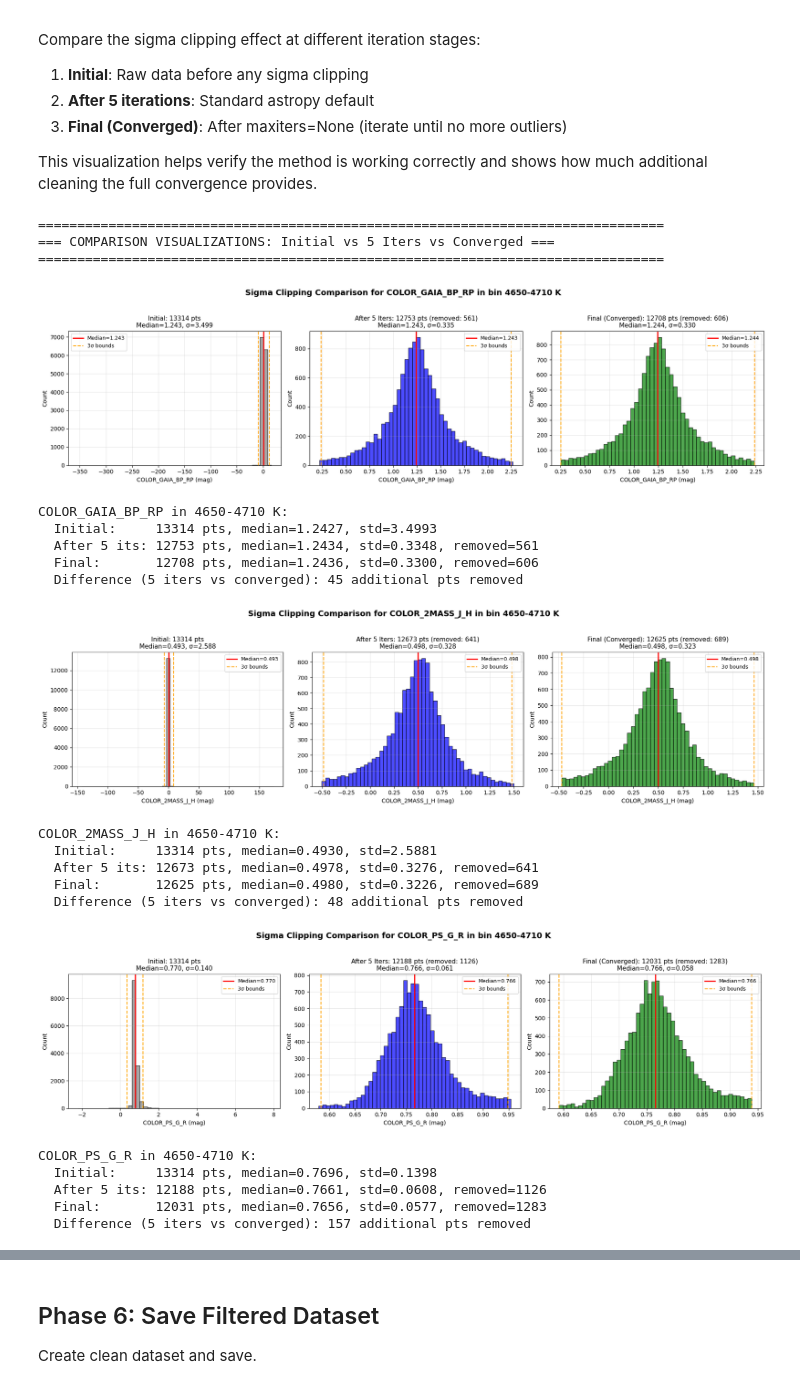
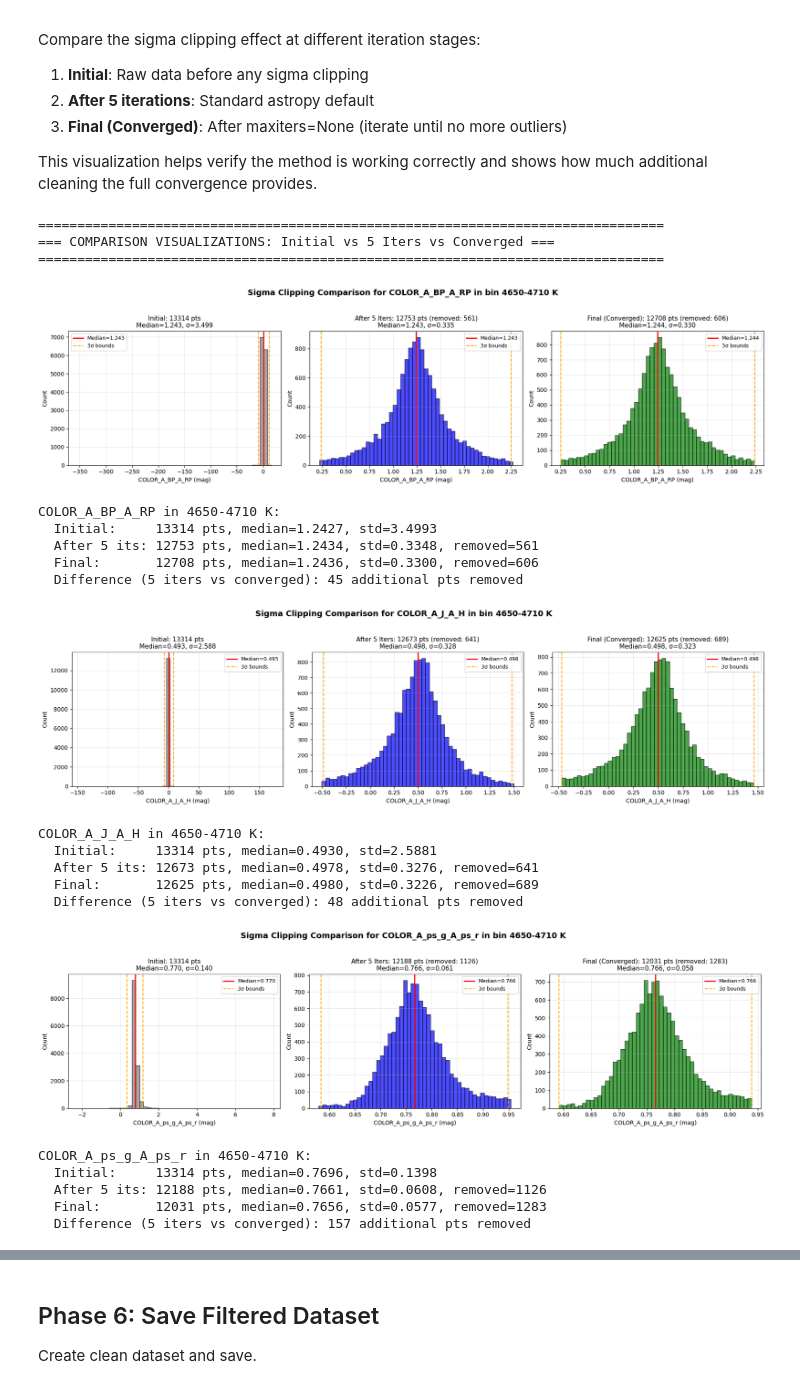
Before and after one commit to BrightonLiu-zZ/cool-dwarf_stellar_parameter_inference_from_survey_data, a Jupyter notebook: notebooks/outlier_filtering_K.ipynb, the cells around one changed output, grey strips where cells are left out. Drawn from its saved outputs; the diff is of its cells as text; code cells hidden in the pictures.

```diff
--- a/notebooks/outlier_filtering_K.ipynb
+++ b/notebooks/outlier_filtering_K.ipynb
@@ -500,39 +450,39 @@ def compare_clipping_iterations(df, color_name, bin_name):
     print(f"  Final:       {len(values_final):5d} pts, median={median_final:.4f}, std={std_final:.4f}, removed={removed_final}")
     print(f"  Difference (5 iters vs converged): {removed_final - removed_5} additional pts removed")
 
 # Show comparison for representative colors and bins
 print("=" * 80)
 print("=== COMPARISON VISUALIZATIONS: Initial vs 5 Iters vs Converged ===")
 print("=" * 80)
 
 # Get middle bin for representative comparison
 teff_bins_available = sorted(df['teff_bin'].dropna().unique())
 middle_bin_idx = len(teff_bins_available) // 2
 representative_bin = teff_bins_available[middle_bin_idx]
 
 # Show comparisons for a few representative colors
-representative_colors = ['COLOR_GAIA_BP_RP', 'COLOR_2MASS_J_H', 'COLOR_PS_G_R']
+representative_colors = ['COLOR_A_BP_A_RP', 'COLOR_A_J_A_H', 'COLOR_A_ps_g_A_ps_r']
 for color in representative_colors:
     if color in color_combinations:
         compare_clipping_iterations(df, color, representative_bin)
 # %% [output]
 ================================================================================
 === COMPARISON VISUALIZATIONS: Initial vs 5 Iters vs Converged ===
 ================================================================================
 [figure]
-COLOR_GAIA_BP_RP in 4650-4710 K:
+COLOR_A_BP_A_RP in 4650-4710 K:
   Initial:     13314 pts, median=1.2427, std=3.4993
   After 5 its: 12753 pts, median=1.2434, std=0.3348, removed=561
   Final:       12708 pts, median=1.2436, std=0.3300, removed=606
   Difference (5 iters vs converged): 45 additional pts removed
-[figure, old version]
+[figure, new version]
-COLOR_2MASS_J_H in 4650-4710 K:
+COLOR_A_J_A_H in 4650-4710 K:
   Initial:     13314 pts, median=0.4930, std=2.5881
   After 5 its: 12673 pts, median=0.4978, std=0.3276, removed=641
   Final:       12625 pts, median=0.4980, std=0.3226, removed=689
   Difference (5 iters vs converged): 48 additional pts removed
-[figure, old version]
+[figure, new version]
-COLOR_PS_G_R in 4650-4710 K:
+COLOR_A_ps_g_A_ps_r in 4650-4710 K:
   Initial:     13314 pts, median=0.7696, std=0.1398
   After 5 its: 12188 pts, median=0.7661, std=0.0608, removed=1126
   Final:       12031 pts, median=0.7656, std=0.0577, removed=1283
```
Also changed, not shown: parts of 11 cells of this notebook, 2 other files.
